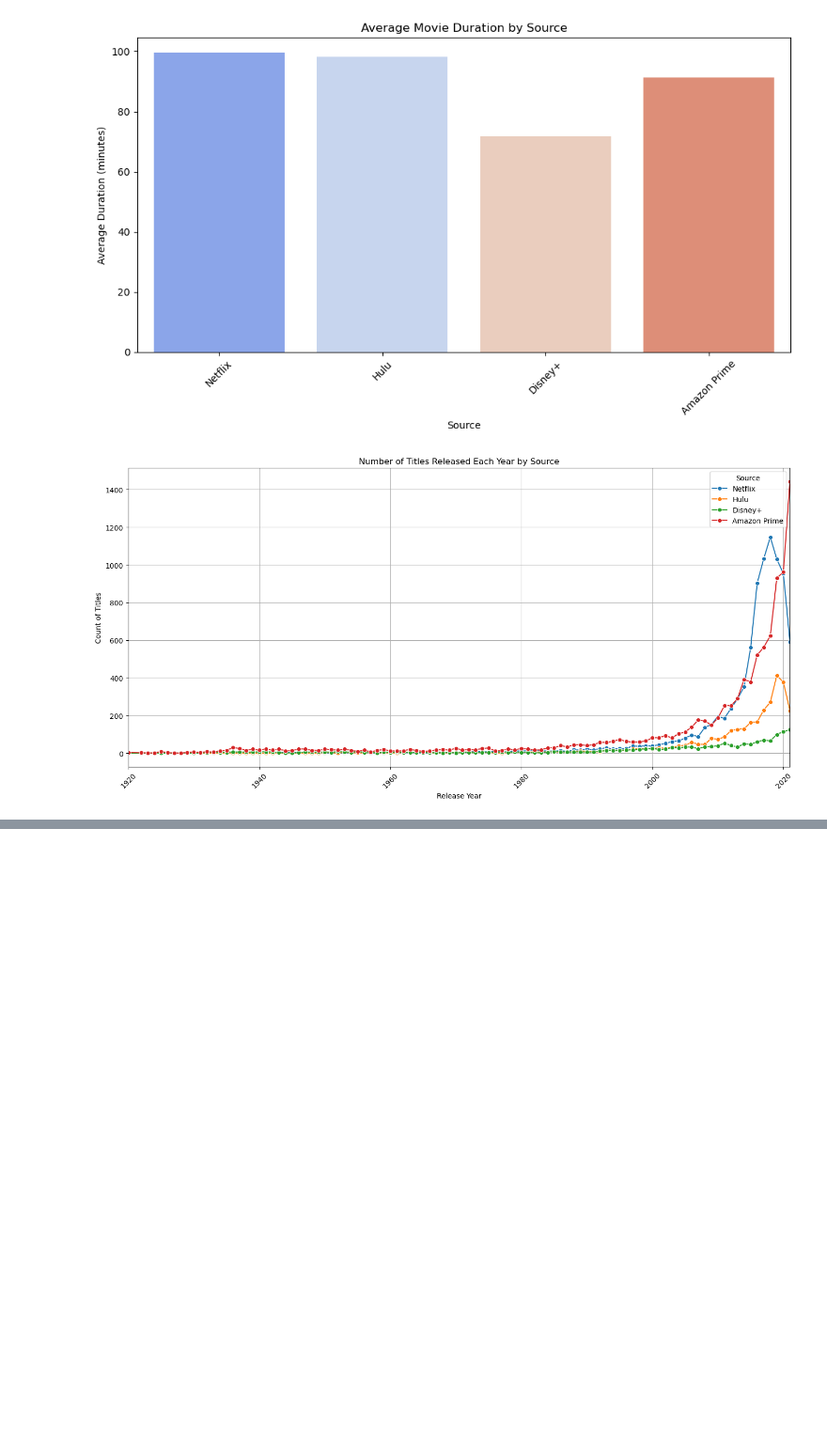
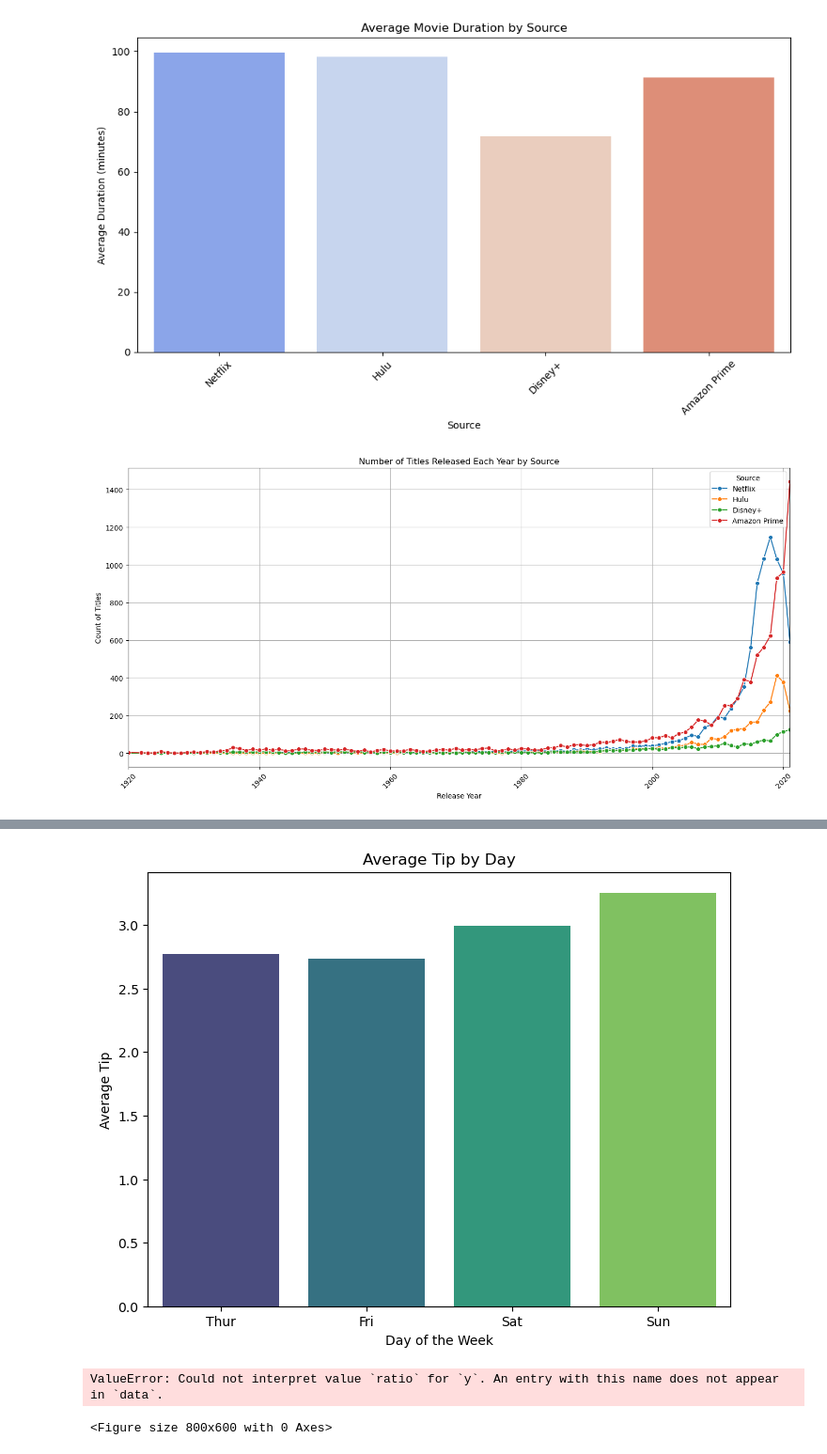
Before and after one commit to EEB330/slides, a Jupyter notebook: 16_intro_to_python_2.ipynb, the cells around one changed output, grey strips where cells are left out. Shown: that part at 94% size. Cells and saved outputs as stored; diff of their text form; code cells hidden in the pictures; blank space fills up the shorter version.

```diff
--- a/16_intro_to_python_2.ipynb
+++ b/16_intro_to_python_2.ipynb
@@ -156,0 +436,42 @@ plt.show()
+# %%
+# Bar plot of average tips by day
+import numpy as np
+
+plt.figure(figsize=(8, 6))
+sns.barplot(
+    x="day",
+    y="tip",
+    data=tips,
+    errorbar=None,
+    hue="day",
+    palette="viridis",
+    estimator=np.mean,
+)
+plt.title("Average Tip by Day")
+plt.xlabel("Day of the Week")
+plt.ylabel("Average Tip")
+plt.show()
+# %% [output]
+[figure, added]
+# %%
+# Bar plot of average tips by day
+import numpy as np
+
+plt.figure(figsize=(8, 6))
+tips["bill_tip_ratio"] = tips["tip"] / tips["total_bill"]
+sns.barplot(
+    x="day",
+    y="ratio",
+    data=tips,
+    errorbar=None,
+    hue="day",
+    palette="viridis",
+    estimator=np.mean,
+)
+plt.title("Average Tip by Day")
+plt.xlabel("Day of the Week")
+plt.ylabel("Average Tip")
+plt.show()
+# %% [output]
+ValueError: Could not interpret value `ratio` for `y`. An entry with this name does not appear in `data`.
+<Figure size 800x600 with 0 Axes>
```
Also changed, not shown: parts of 35 cells of this notebook, 2 other files.
